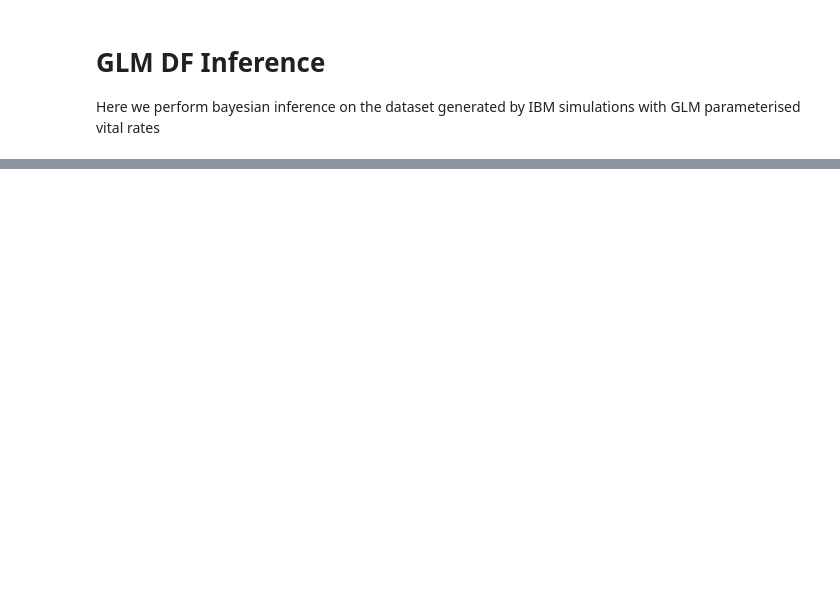
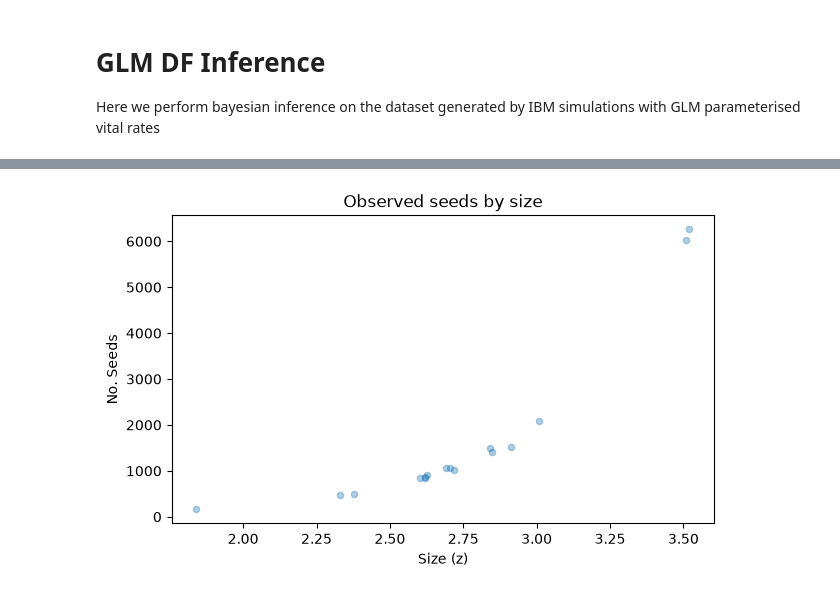
Before and after one commit to keynestay/MSc-Dissertation-Project, a Jupyter notebook: GLM_df_inference.ipynb, the cells around one changed output, grey strips where cells are left out. Cells and saved outputs as stored; diff of their text form; code cells hidden in the pictures; blank space fills up the shorter version.

```diff
--- a/GLM_df_inference.ipynb
+++ b/GLM_df_inference.ipynb
@@ -29,0 +61,9 @@ df.describe()
+# %%
+plt.figure(figsize=(7, 4))
+plt.scatter(s_seed, y_seed, alpha=0.35, s=20)
+plt.xlabel("Size (z)")
+plt.ylabel("No. Seeds")
+plt.title("Observed seeds by size")
+plt.show()
+# %% [output]
+[figure, added]
```
Also changed, not shown: parts of 49 cells of this notebook, 7 other files.
